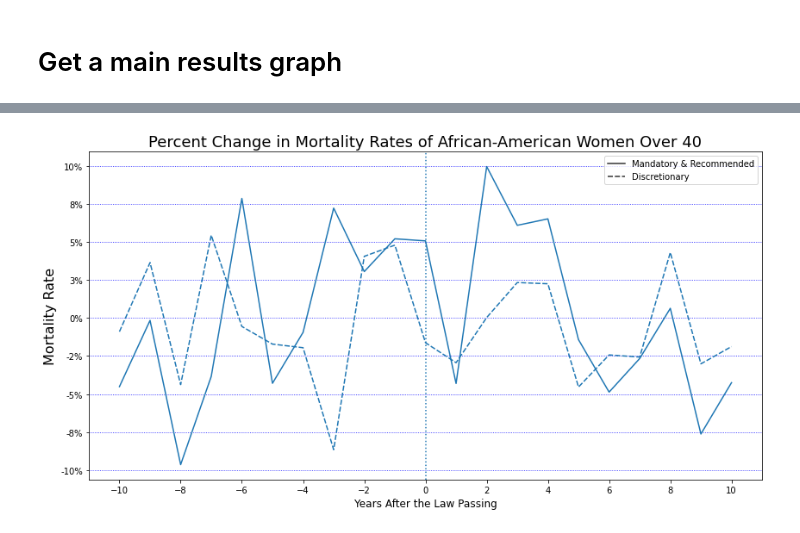
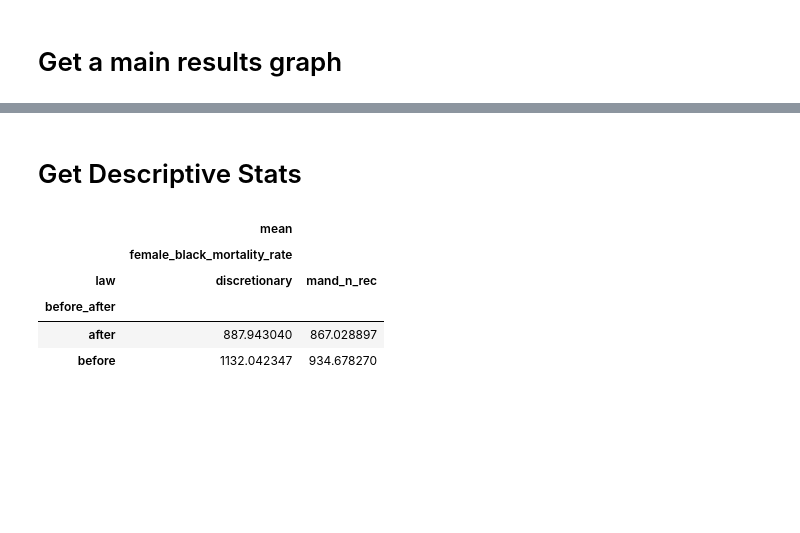
Before and after one commit to sinan-ozel/MortalityExtractor, a Jupyter notebook: notebooks/Visuals.ipynb, the cells around one changed output, grey strips where cells are left out. Drawn from its saved outputs; the diff is of its cells as text; code cells hidden in the pictures; blank space fills up the shorter version.

```diff
--- a/notebooks/Visuals.ipynb
+++ b/notebooks/Visuals.ipynb
@@ -172,8 +177,17 @@ get_results_graph(
-# %%
-get_results_graph(
-    'female_black_over_40',
-    years_before,
-    years_after,
-    title='Percent Change in Mortality Rates of African-American Women Over 40')
-# %% [output]
-[figure, removed]
+# %% [markdown]
+# Get Descriptive Stats
+# %%
+mortality_rate_by_state_with_treatment\
+    .pivot_table(
+        values=[population_of_interest + '_mortality_rate'],
+        index=['before_after'],
+        columns=['law'],
+        aggfunc=['mean']
+    )
+# %% [output]
+|  | mean |  |
+|  | female_black_mortality_rate |  |
+| law | discretionary | mand_n_rec |
+| before_after |  |  |
+| after | 887.943040 | 867.028897 |
+| before | 1132.042347 | 934.678270 |
```
Also changed, not shown: parts of 7 cells of this notebook, 9 other files.
